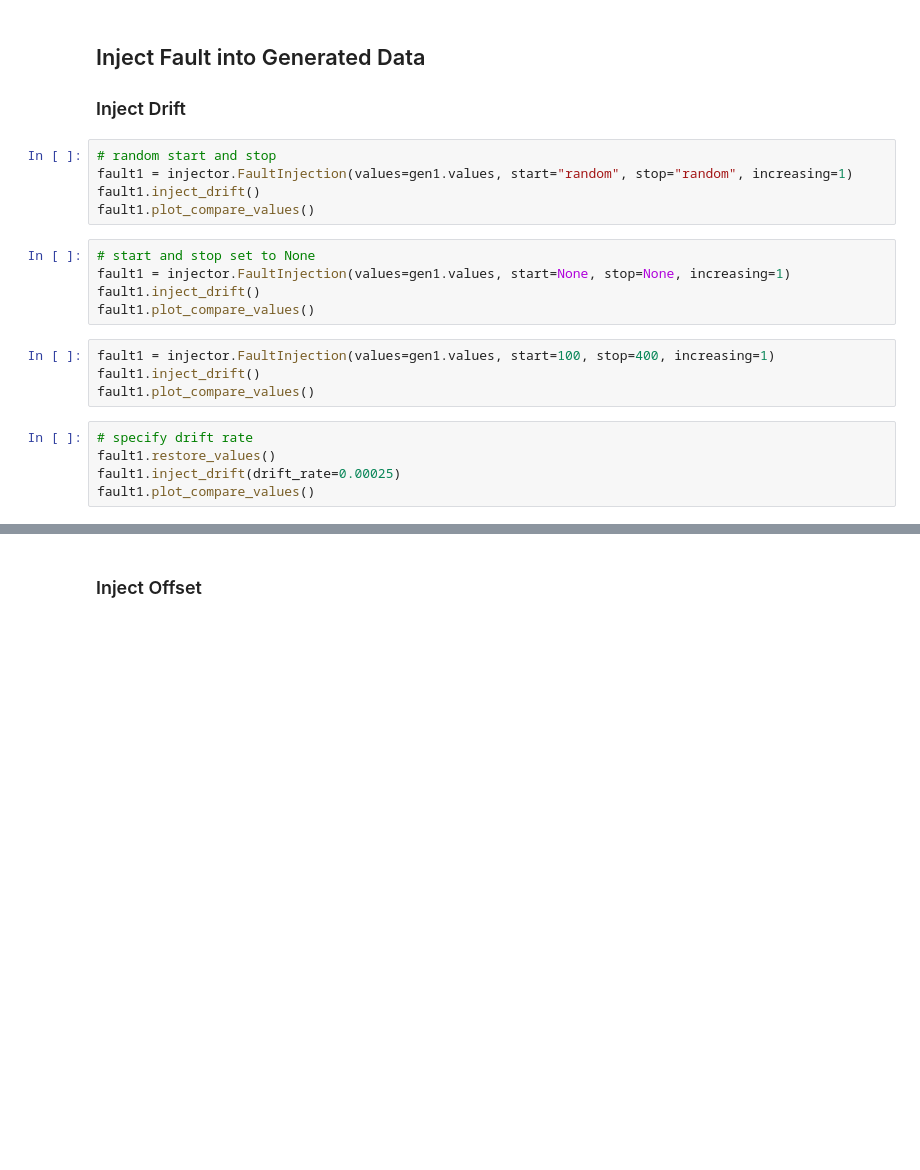
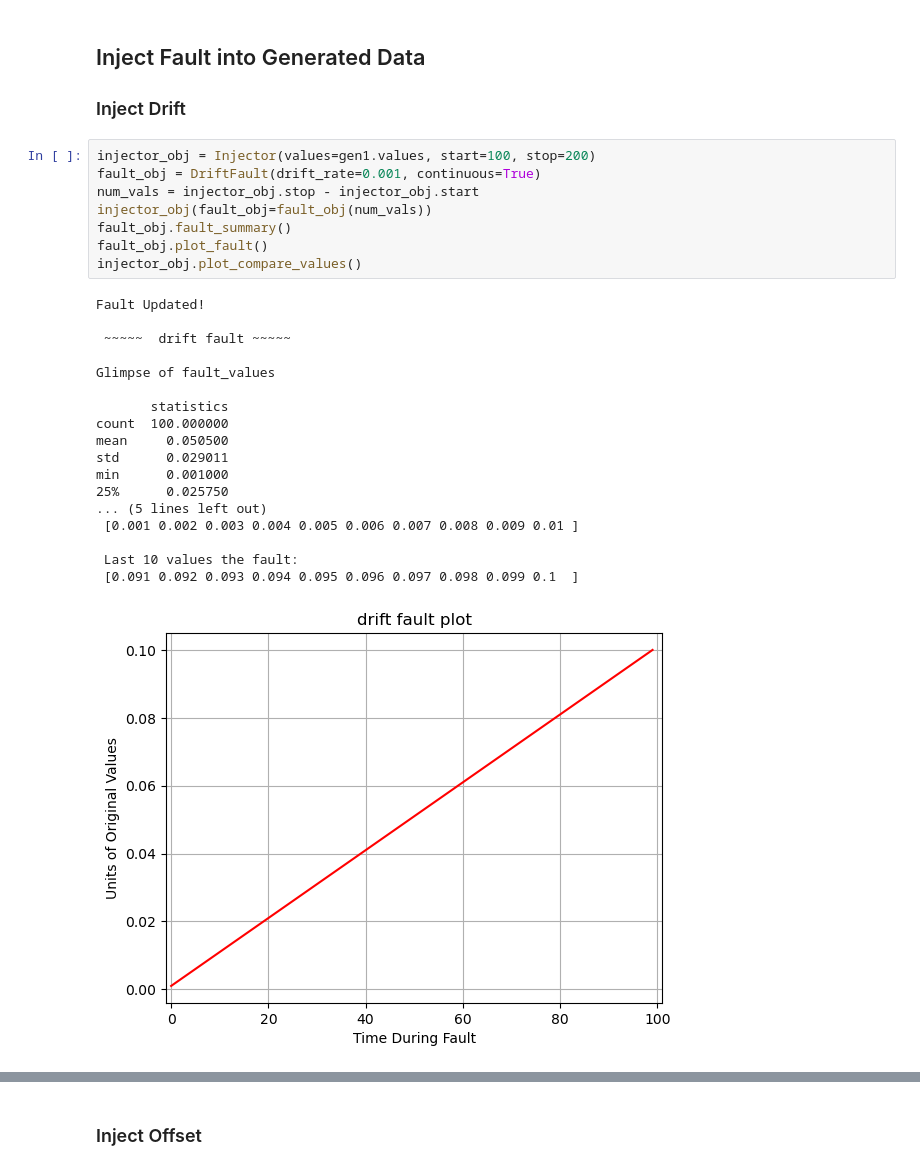
Before and after one commit to vtnsi/fault_injector, a Jupyter notebook: demo.ipynb, the cells around one changed output, grey strips where cells are left out. Saved outputs shown, nothing was run; the diff lists cells and outputs as text; blank space fills up the shorter version.

Commit message:
Generic fault

```diff
--- a/demo.ipynb
+++ b/demo.ipynb
@@ -21,22 +35,30 @@ gen1.plot_values()
 # %% [markdown]
 ## Inject Fault into Generated Data
 ### Inject Drift
-# %%
-# random start and stop
-fault1 = injector.FaultInjection(values=gen1.values, start="random", stop="random", increasing=1)
-fault1.inject_drift()
-fault1.plot_compare_values()
-# %%
-# start and stop set to None
-fault1 = injector.FaultInjection(values=gen1.values, start=None, stop=None, increasing=1)
-fault1.inject_drift()
-fault1.plot_compare_values()
-# %%
-fault1 = injector.FaultInjection(values=gen1.values, start=100, stop=400, increasing=1)
-fault1.inject_drift()
-fault1.plot_compare_values()
-# %%
-# specify drift rate
-fault1.restore_values()
-fault1.inject_drift(drift_rate=0.00025)
-fault1.plot_compare_values()
+# %%
+injector_obj = Injector(values=gen1.values, start=100, stop=200)
+fault_obj = DriftFault(drift_rate=0.001, continuous=True)
+num_vals = injector_obj.stop - injector_obj.start
+injector_obj(fault_obj=fault_obj(num_vals))
+fault_obj.fault_summary()
+fault_obj.plot_fault()
+injector_obj.plot_compare_values()
+# %% [output]
+Fault Updated!
+
+ ~~~~~  drift fault ~~~~~
+
+Glimpse of fault_values
+
+       statistics
+count  100.000000
+mean     0.050500
+std      0.029011
+min      0.001000
+25%      0.025750
+... (5 lines left out)
+ [0.001 0.002 0.003 0.004 0.005 0.006 0.007 0.008 0.009 0.01 ]
+
+ Last 10 values the fault:
+ [0.091 0.092 0.093 0.094 0.095 0.096 0.097 0.098 0.099 0.1  ]
+[figure, added]
```
Also changed, not shown: parts of 34 cells of this notebook, 29 other files.
